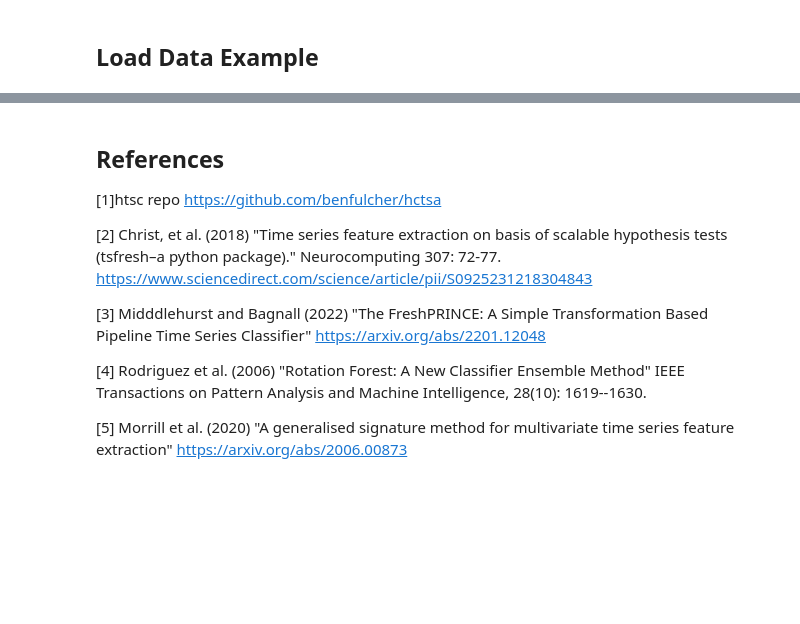
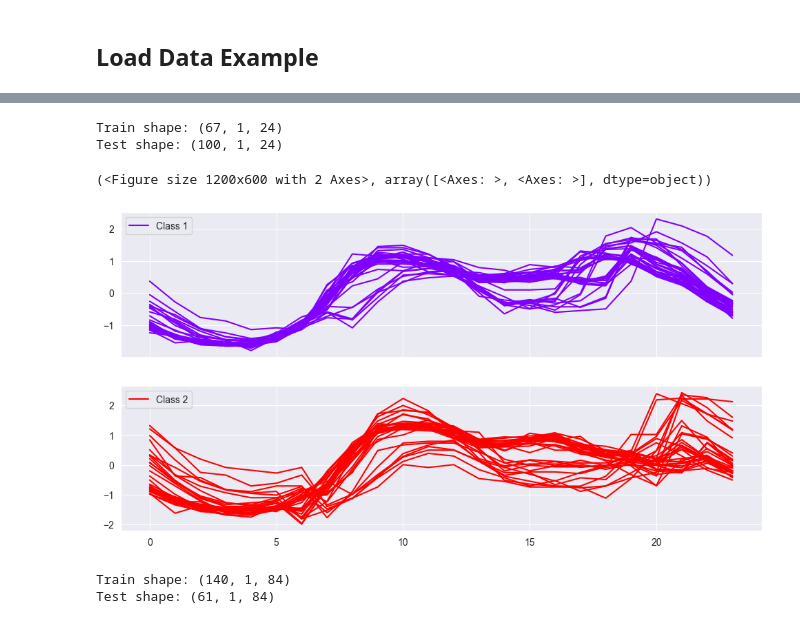
Before and after one commit to aeon-toolkit/aeon-tutorials, a Jupyter notebook: KDD-2024/Notebooks/Features-draft.ipynb, the cells around one changed output, grey strips where cells are left out. Cells and saved outputs as stored; diff of their text form; code cells hidden in the pictures; blank space fills up the shorter version.

```diff
--- a/KDD-2024/Notebooks/Features-draft.ipynb
+++ b/KDD-2024/Notebooks/Features-draft.ipynb
@@ -160,17 +35,31 @@ plot_boxplot_median(results, names)
-# %% [markdown]
-## References
-
-[1]htsc repo https://github.com/benfulcher/hctsa
-
-[2] Christ,  et al.  (2018) "Time series feature extraction on basis of scalable
-hypothesis tests (tsfresh–a python package)." Neurocomputing 307: 72-77.
-        https://www.sciencedirect.com/science/article/pii/S0925231218304843
-
-[3] Midddlehurst and Bagnall (2022) "The FreshPRINCE: A Simple Transformation Based
-Pipeline Time Series Classifier" https://arxiv.org/abs/2201.12048
-
-[4] Rodriguez et al. (2006) "Rotation Forest: A New Classifier Ensemble Method" IEEE
-Transactions on Pattern Analysis and Machine Intelligence, 28(10): 1619--1630.
-
-[5] Morrill et al. (2020) "A generalised signature method for multivariate time series
-feature extraction" https://arxiv.org/abs/2006.00873
+# %%
+from aeon.datasets import load_italy_power_demand
+
+X_train_c, y_train_c = load_italy_power_demand(split="train")
+X_test_c, y_test_c = load_italy_power_demand(split="test")
+X_test_c = X_test_c[:100]
+y_test_c = y_test_c[:100]
+
+print("Train shape:", X_train_c.shape)
+print("Test shape:", X_test_c.shape)
+# %% [output]
+Train shape: (67, 1, 24)
+Test shape: (100, 1, 24)
+# %%
+from aeon.visualisation import plot_collection_by_class
+
+plot_collection_by_class(X_train_c, y_train_c)
+# %% [output]
+(<Figure size 1200x600 with 2 Axes>, array([<Axes: >, <Axes: >], dtype=object))
+[figure, added]
+# %%
+from aeon.datasets import load_covid_3month
+
+X_train_r, y_train_r = load_covid_3month(split="train")
+X_test_r, y_test_r = load_covid_3month(split="test")
+
+print("Train shape:", X_train_r.shape)
+print("Test shape:", X_test_r.shape)
+# %% [output]
+Train shape: (140, 1, 84)
+Test shape: (61, 1, 84)
```
Also changed, not shown: parts of 51 cells of this notebook.
